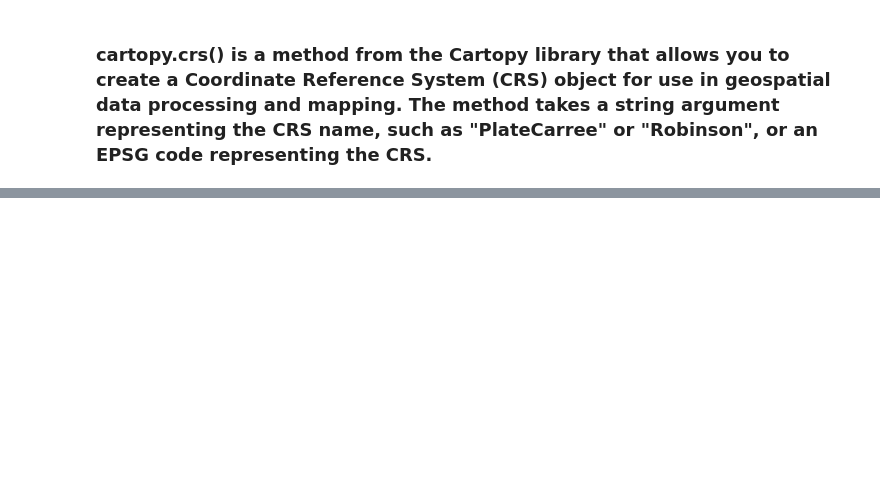
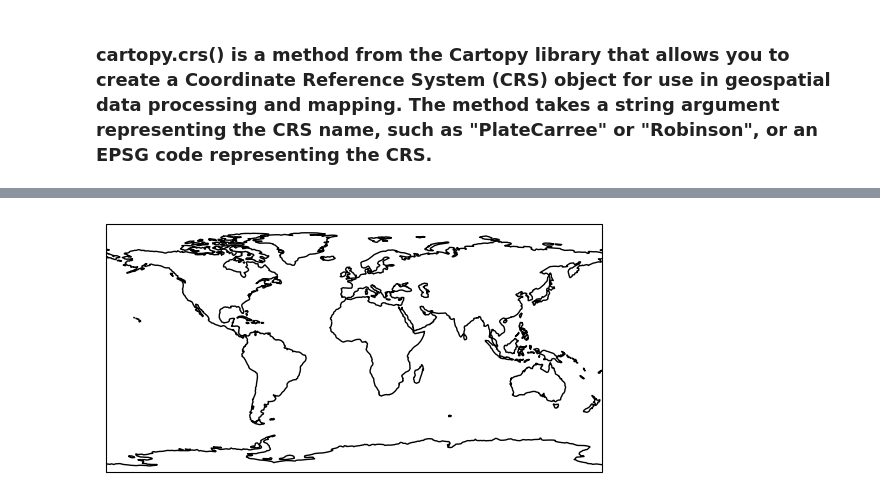
Before and after one commit to kunaldevkate/Codes, a Jupyter notebook: Project/Code/different_crs_functions_df.ipynb, the cells around one changed output, grey strips where cells are left out. Saved outputs shown, nothing was run; the diff lists cells and outputs as text; code cells hidden in the pictures; blank space fills up the shorter version.

```diff
--- a/Project/Code/different_crs_functions_df.ipynb
+++ b/Project/Code/different_crs_functions_df.ipynb
@@ -135,9 +280,14 @@ crs_utm10n = ccrs.UTM(zone=10, southern_hemisphere=False)
 # %%
 import cartopy.mpl.geoaxes as geoaxes
 
 # create a map projection using Plate Carrée
-ax = geoaxes.GeoAxes(projection=crs_platecarree)
+ax = plt.axes(projection=ccrs.PlateCarree())
+ax.coastlines()
+
+plt.show()
 
 # transform a point from Plate Carrée to UTM zone 10N
 point_in_platecarree = (lon, lat)
 point_in_utm10n = crs_utm10n.transform_point(lon, lat, crs_platecarree)
+# %% [output]
+[figure, added]
```
Also changed, not shown: parts of 14 cells of this notebook.
